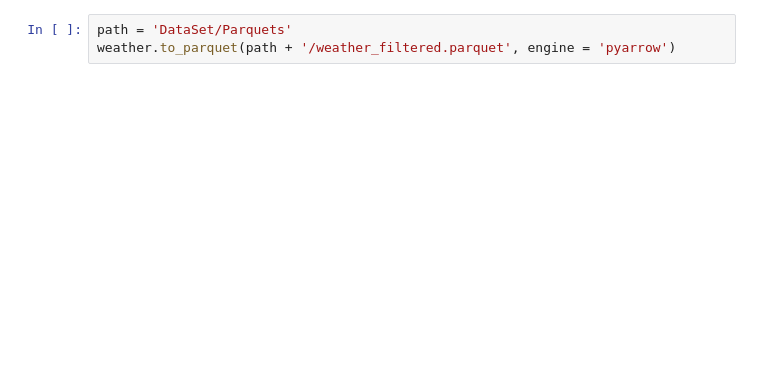
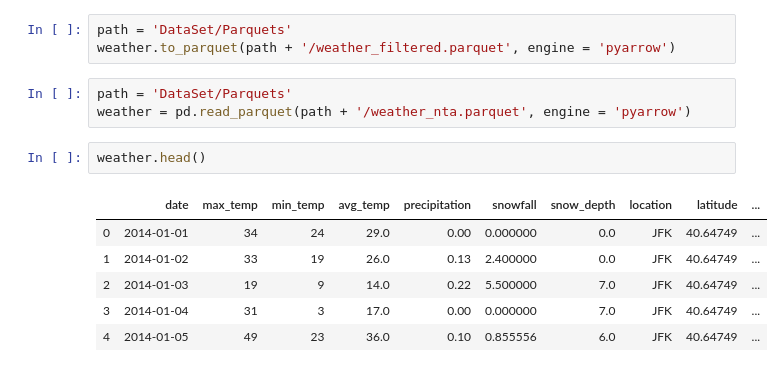
Before and after one commit to marioceron/DS4A_Datathon_Team03_2019, a Jupyter notebook: 1_ReadingCleaning_Weather.ipynb, the cells around one changed output. Saved outputs shown, nothing was run; the diff lists cells and outputs as text; blank space fills up the shorter version.

```diff
--- a/1_ReadingCleaning_Weather.ipynb
+++ b/1_ReadingCleaning_Weather.ipynb
@@ -240,3 +240,15 @@ weather.describe()
 # %%
 path = 'DataSet/Parquets'
 weather.to_parquet(path + '/weather_filtered.parquet', engine = 'pyarrow')
+# %%
+path = 'DataSet/Parquets'
+weather = pd.read_parquet(path + '/weather_nta.parquet', engine = 'pyarrow')
+# %%
+weather.head()
+# %% [output]
+|  | date | max_temp | min_temp | avg_temp | precipitation | snowfall | snow_depth | location | latitude | ... |
+| 0 | 2014-01-01 | 34 | 24 | 29.0 | 0.00 | 0.000000 | 0.0 | JFK | 40.64749 | ... |
+| 1 | 2014-01-02 | 33 | 19 | 26.0 | 0.13 | 2.400000 | 0.0 | JFK | 40.64749 | ... |
+| 2 | 2014-01-03 | 19 | 9 | 14.0 | 0.22 | 5.500000 | 7.0 | JFK | 40.64749 | ... |
+| 3 | 2014-01-04 | 31 | 3 | 17.0 | 0.00 | 0.000000 | 7.0 | JFK | 40.64749 | ... |
+| 4 | 2014-01-05 | 49 | 23 | 36.0 | 0.10 | 0.855556 | 6.0 | JFK | 40.64749 | ... |
```
Also changed, not shown: parts of 4 cells of this notebook, 4 other files.
